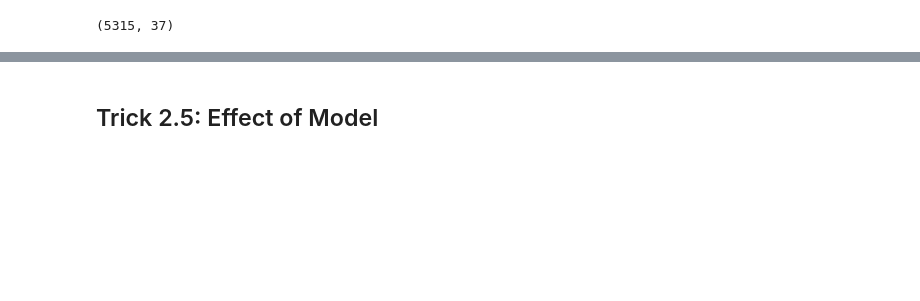
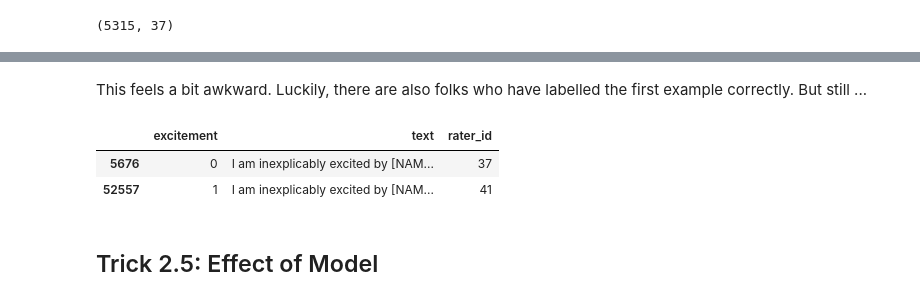
Before and after one commit to koaning/optimal-on-paper, a Jupyter notebook: part-02.ipynb, the cells around one changed output, grey strips where cells are left out. Saved outputs shown, nothing was run; the diff lists cells and outputs as text; code cells hidden in the pictures; blank space fills up the shorter version.

```diff
--- a/part-02.ipynb
+++ b/part-02.ipynb
@@ -136,3 +139,11 @@ def correct_class_confidence(X, y, mod):
+# %% [markdown]
+This feels a bit awkward. Luckily, there are also folks who have labelled the first example correctly. But still ...
+# %%
+df.loc[lambda d: d['id'] == 'eekgi19'][[label_of_interest, 'text', 'rater_id']]
+# %% [output]
+|  | excitement | text | rater_id |
+| 5676 | 0 | I am inexplicably excited by [NAM... | 37 |
+| 52557 | 1 | I am inexplicably excited by [NAM... | 41 |
 # %% [markdown]
 ## Trick 2.5: Effect of Model
 # %%
```
Also changed, not shown: parts of 8 cells of this notebook, 3 other files.
